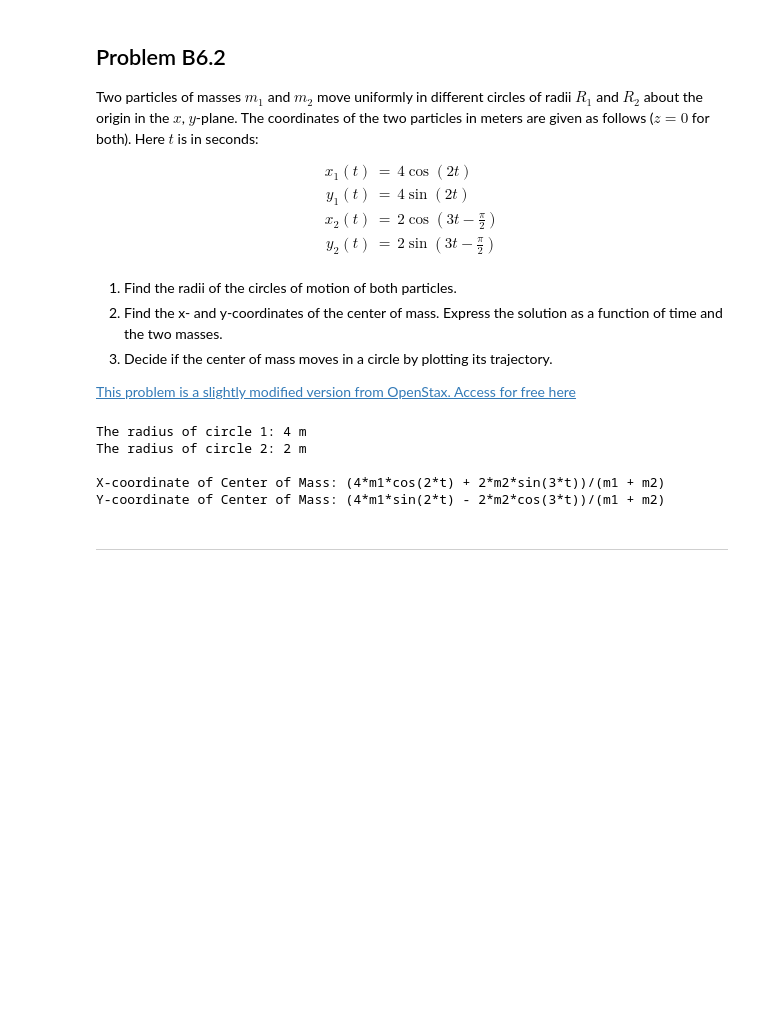
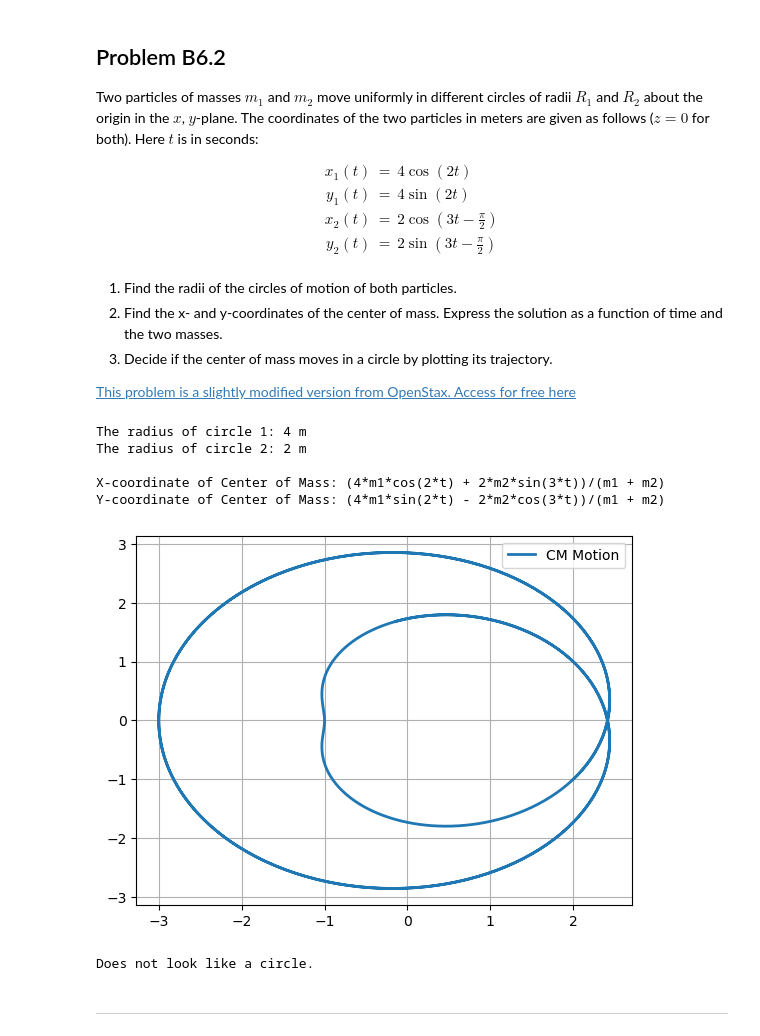
Before and after one commit to Phys-Prof-Nielsen/physics-sphere, a Jupyter notebook: books/university-physics-B/_build/jupyter_execute/Module-B6/problemsB6.ipynb, the cells around one changed output. Saved outputs shown, nothing was run; the diff lists cells and outputs as text; code cells hidden in the pictures; blank space fills up the shorter version.

```diff
--- a/books/university-physics-B/_build/jupyter_execute/Module-B6/problemsB6.ipynb
+++ b/books/university-physics-B/_build/jupyter_execute/Module-B6/problemsB6.ipynb
@@ -70,33 +70,67 @@ Two particles of masses $m_1$ and $m_2$ move uniformly in different circles of r
 R1 = 4
 R2 = 2
 print('The radius of circle 1: '+str(R1)+' m')
 print('The radius of circle 2: '+str(R2)+' m')
 print(' ')
 
 #-------
 # PART 2
 #-------
 import sympy as sp
 
 t,m1,m2 = sp.symbols('t,m1,m2')
 
 x1 = 4*sp.cos(2*t)
 y1 = 4*sp.sin(2*t)
 x2 = 2*sp.cos(3*t - sp.pi/2)
 y2 = 2*sp.sin(3*t - sp.pi/2)
 
 X = (m1*x1 + m2*x2)/(m1 + m2)
 Y = (m1*y1 + m2*y2)/(m1 + m2)
 
 print('X-coordinate of Center of Mass: '+str(X))
 print('Y-coordinate of Center of Mass: '+str(Y))
 print(' ')
+
+#-------
+# PART 3
+#-------
+
+#Set m1 and m2 = 1.0 kg for plotting purposes
+X = X.evalf(10,subs={m1:1,m2:1})
+Y = Y.evalf(10,subs={m1:1,m2:1})
+
+#need to convert symbolic expression into numerical python array
+from sympy.utilities.lambdify import lambdify
+
+X_array = lambdify(t,X,'numpy')
+Y_array = lambdify(t,Y,'numpy')
+
+#import numerical python to create time array
+import numpy as np
+t_array = np.arange(0,10,0.01)
+
+X_eval = X_array(t_array)
+Y_eval = Y_array(t_array)
+
+# importing the required module for plotting
+import matplotlib.pyplot as plt
+
+plt.figure()
+plt.plot(X_eval,Y_eval,lw=2,label='CM Motion')
+plt.grid()
+plt.legend(loc='best')
+plt.show()
+
+print('Does not look like a circle.')
 # %% [output]
 The radius of circle 1: 4 m
 The radius of circle 2: 2 m
 
 X-coordinate of Center of Mass: (4*m1*cos(2*t) + 2*m2*sin(3*t))/(m1 + m2)
 Y-coordinate of Center of Mass: (4*m1*sin(2*t) - 2*m2*cos(3*t))/(m1 + m2)
+[figure, added]
+Does not look like a circle.
 # %% [markdown]
 <hr style="height:2px;border-width:0;color:gray;background-color:gray">
 # %% [markdown]
```
Also changed, not shown: 12 other files.
